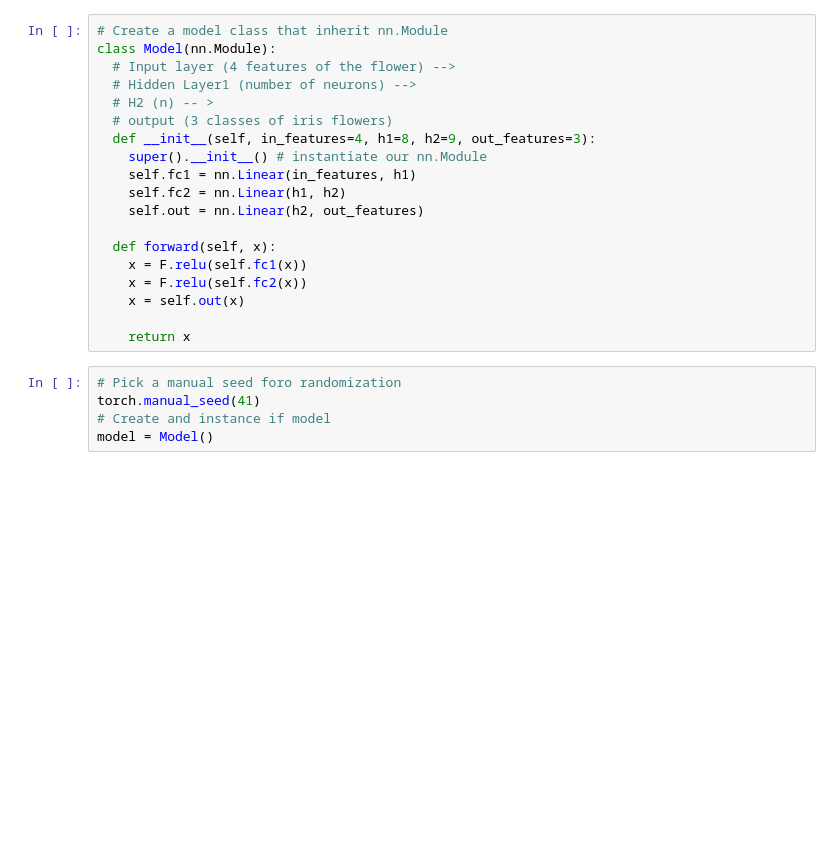
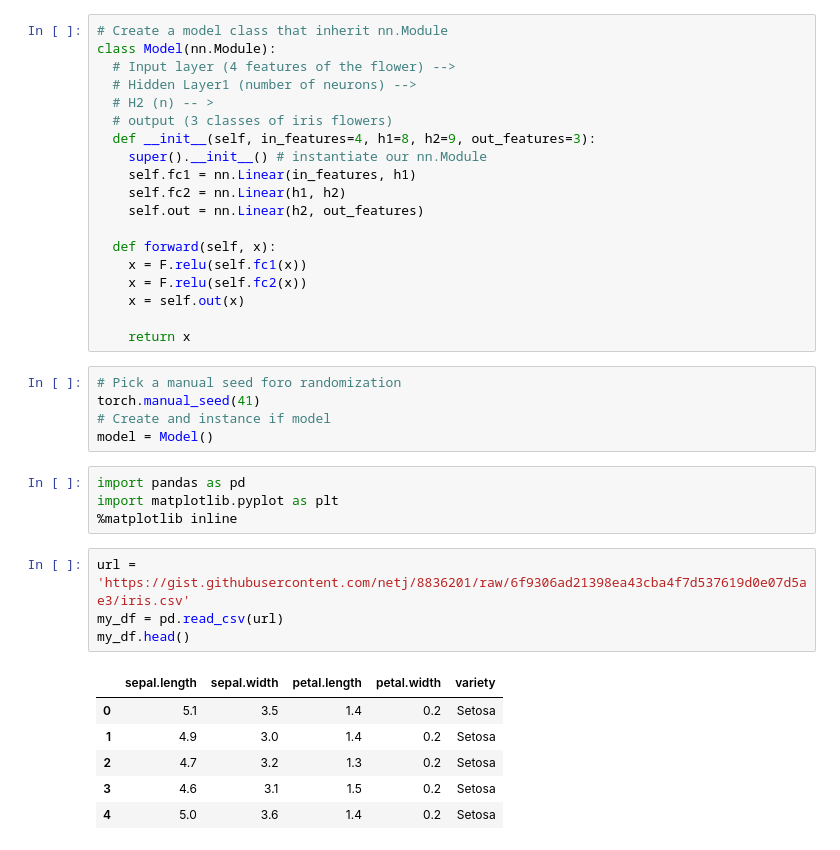
Before and after one commit to felipecacique/Pytorch-Tutorial-Youtube, a Jupyter notebook: simple_NeuralNetwork.ipynb, the cells around one changed output. Cells and saved outputs as stored; diff of their text form; blank space fills up the shorter version.

```diff
--- a/simple_NeuralNetwork.ipynb
+++ b/simple_NeuralNetwork.ipynb
@@ -29,3 +29,18 @@ class Model(nn.Module):
 torch.manual_seed(41)
 # Create and instance if model
 model = Model()
+# %%
+import pandas as pd
+import matplotlib.pyplot as plt
+%matplotlib inline
+# %%
+url = 'https://gist.githubusercontent.com/netj/8836201/raw/6f9306ad21398ea43cba4f7d537619d0e07d5ae3/iris.csv'
+my_df = pd.read_csv(url)
+my_df.head()
+# %% [output]
+|  | sepal.length | sepal.width | petal.length | petal.width | variety |
+| 0 | 5.1 | 3.5 | 1.4 | 0.2 | Setosa |
+| 1 | 4.9 | 3.0 | 1.4 | 0.2 | Setosa |
+| 2 | 4.7 | 3.2 | 1.3 | 0.2 | Setosa |
+| 3 | 4.6 | 3.1 | 1.5 | 0.2 | Setosa |
+| 4 | 5.0 | 3.6 | 1.4 | 0.2 | Setosa |
```
Also changed, not shown: parts of 10 cells of this notebook.
